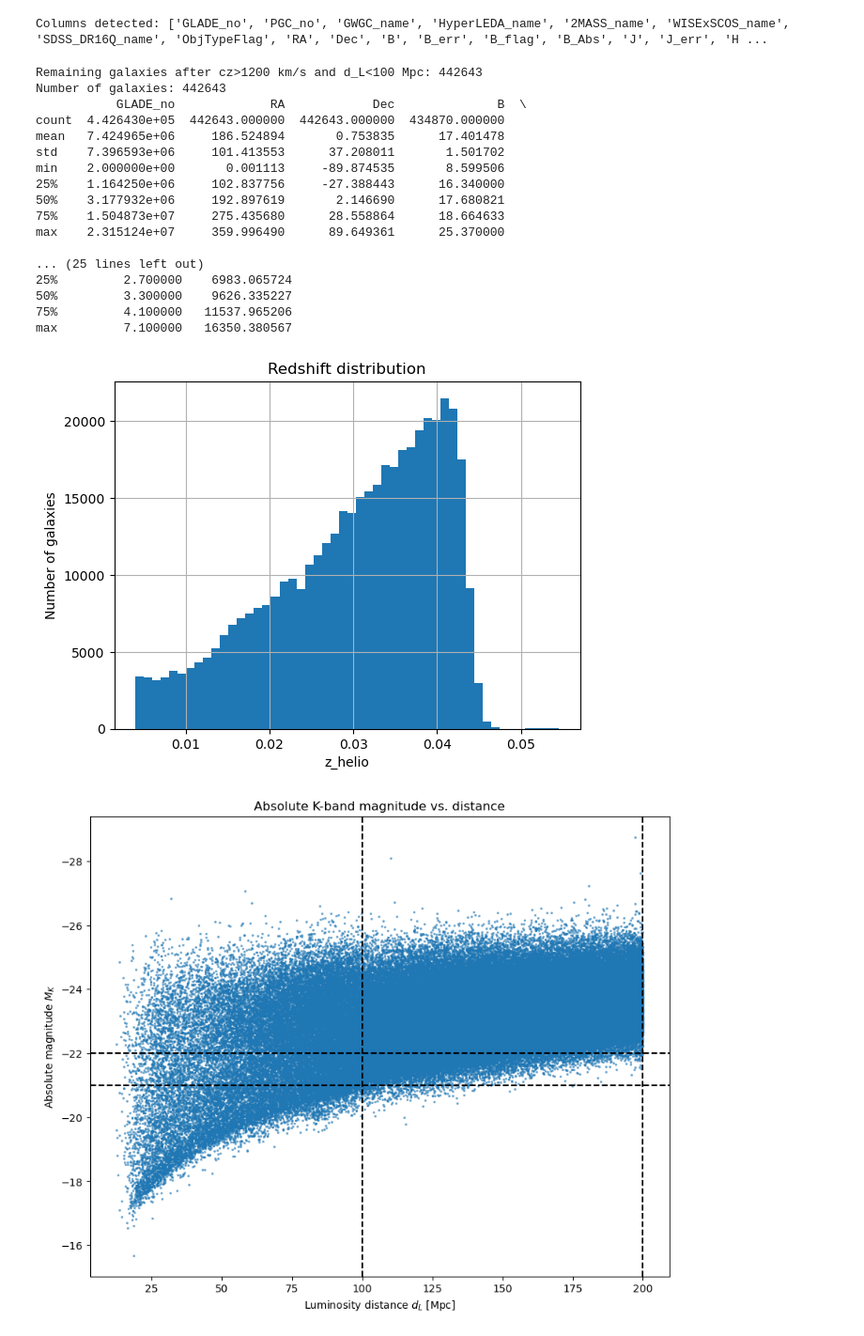
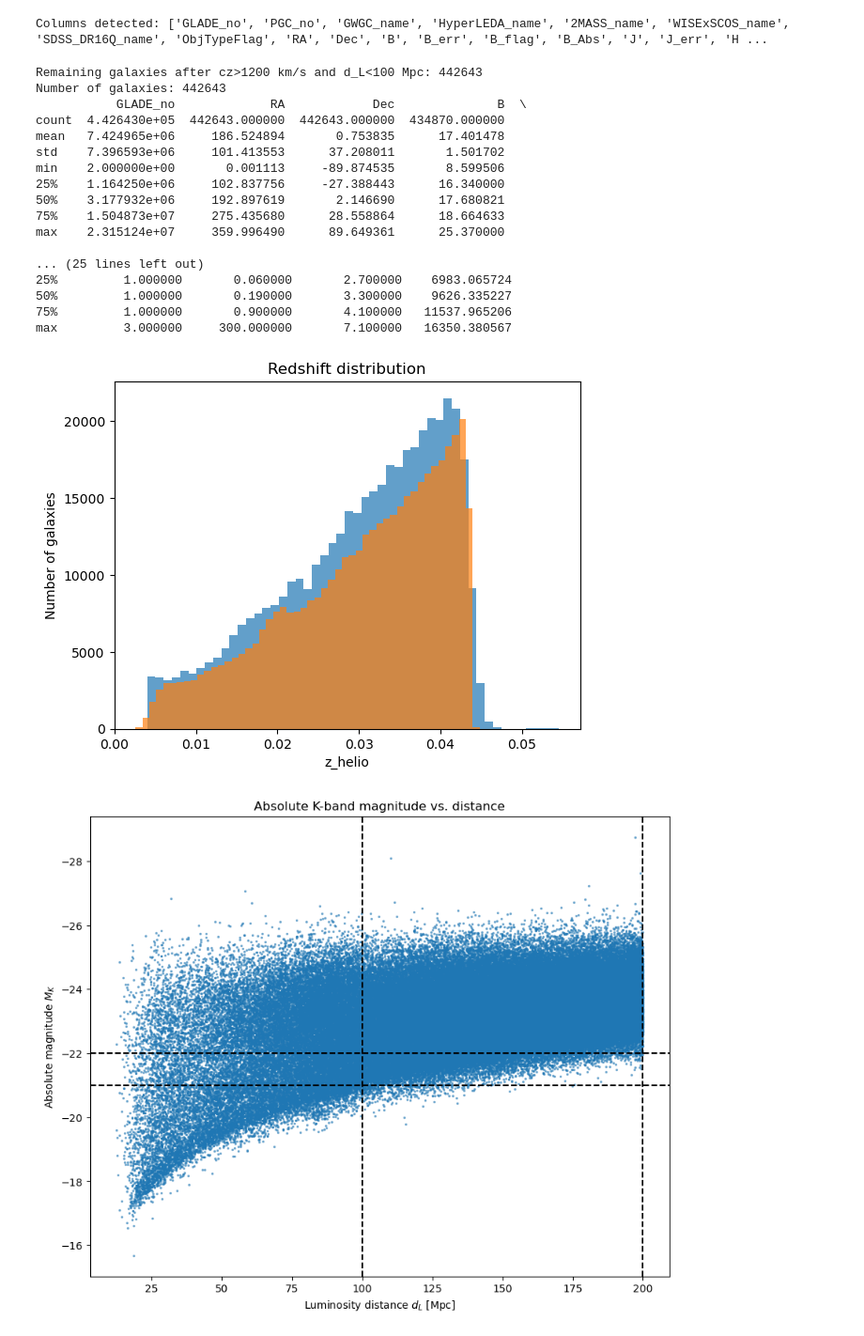
Before and after one commit to FedeDavilaKurban/Auger, a Jupyter notebook: read_large_GLADEfile.ipynb, the cells around one changed output. Shown at 94% size. Saved outputs shown, nothing was run; the diff lists cells and outputs as text; code cells hidden in the pictures.

```diff
--- a/read_large_GLADEfile.ipynb
+++ b/read_large_GLADEfile.ipynb
@@ -10,7 +10,7 @@ chunksize = 200_000  # adjust based on RAM
 
 # Columns we want to load
 cols_to_use = [
-    "GLADE_no","RA","Dec","z_helio","z_cmb","d_L",
+    "GLADE_no","RA","Dec","z_helio","z_cmb","z_flag","d_L", "dist_flag",
     "B","J","H","K","B_Abs","Mstar","MergerRate"
 ]
 
@@ -63,7 +63,8 @@ print(df.describe())
 # ----------------------------
 # Redshift distribution
 plt.figure()
-df['z_helio'].hist(bins=50)
+plt.hist(df['z_helio'], bins=50, histtype='stepfilled', alpha=0.7)
+plt.hist(df['z_cmb'], bins=50, histtype='stepfilled', alpha=0.7)
 plt.xlabel("z_helio")
 plt.ylabel("Number of galaxies")
 plt.title("Redshift distribution")
@@ -72,38 +73,38 @@ plt.show()
 # # Stellar mass distribution
 # plt.figure()
 # df['Mstar'].hist(bins=50)
 # plt.xlabel("Stellar mass [Msun]")
 # plt.ylabel("Number of galaxies")
 # plt.title("Stellar mass distribution")
 # plt.show()
 
 # # Sky plot (RA, Dec)
 # plt.figure(figsize=(8,4))
 # plt.scatter(df['RA'], df['Dec'], s=1, alpha=0.5)
 # plt.xlabel("RA [deg]")
 # plt.ylabel("Dec [deg]")
 # plt.title("Galaxy positions")
 # plt.show()
 # %% [output]
 Columns detected: ['GLADE_no', 'PGC_no', 'GWGC_name', 'HyperLEDA_name', '2MASS_name', 'WISExSCOS_name', 'SDSS_DR16Q_name', 'ObjTypeFlag', 'RA', 'Dec', 'B', 'B_err', 'B_flag', 'B_Abs', 'J', 'J_err', 'H ...
 Remaining galaxies after cz>1200 km/s and d_L<100 Mpc: 442643
 Number of galaxies: 442643
            GLADE_no             RA            Dec              B  \
 count  4.426430e+05  442643.000000  442643.000000  434870.000000
 mean   7.424965e+06     186.524894       0.753835      17.401478
 std    7.396593e+06     101.413553      37.208011       1.501702
 min    2.000000e+00       0.001113     -89.874535       8.599506
 25%    1.164250e+06     102.837756     -27.388443      16.340000
 50%    3.177932e+06     192.897619       2.146690      17.680821
 75%    1.504873e+07     275.435680      28.558864      18.664633
 max    2.315124e+07     359.996490      89.649361      25.370000
 
 ... (25 lines left out)
-25%         2.700000    6983.065724
-50%         3.300000    9626.335227
-75%         4.100000   11537.965206
-max         7.100000   16350.380567
+25%         1.000000       0.060000       2.700000    6983.065724
+50%         1.000000       0.190000       3.300000    9626.335227
+75%         1.000000       0.900000       4.100000   11537.965206
+max         3.000000     300.000000       7.100000   16350.380567
-[figure, old version]
+[figure, new version]
 # %%
 import numpy as np
 import matplotlib.pyplot as plt
```
Also changed, not shown: parts of 3 cells of this notebook, 3 other files.
